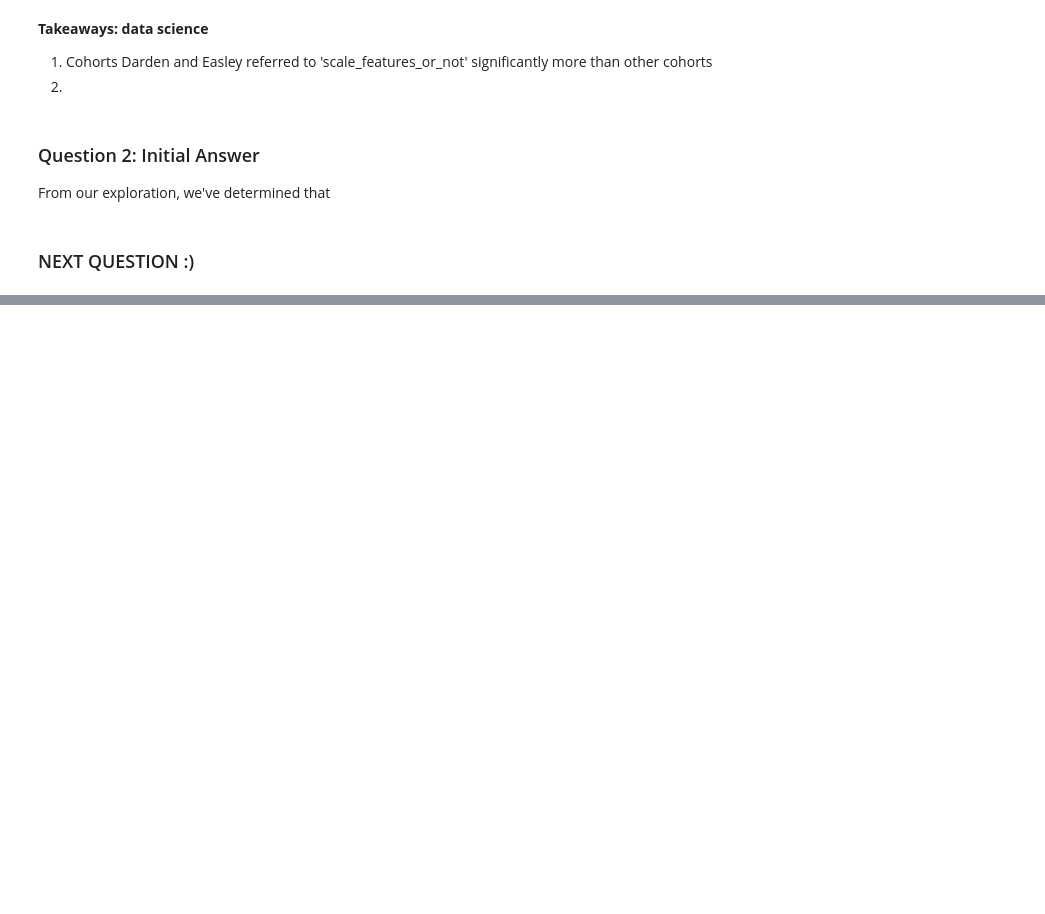
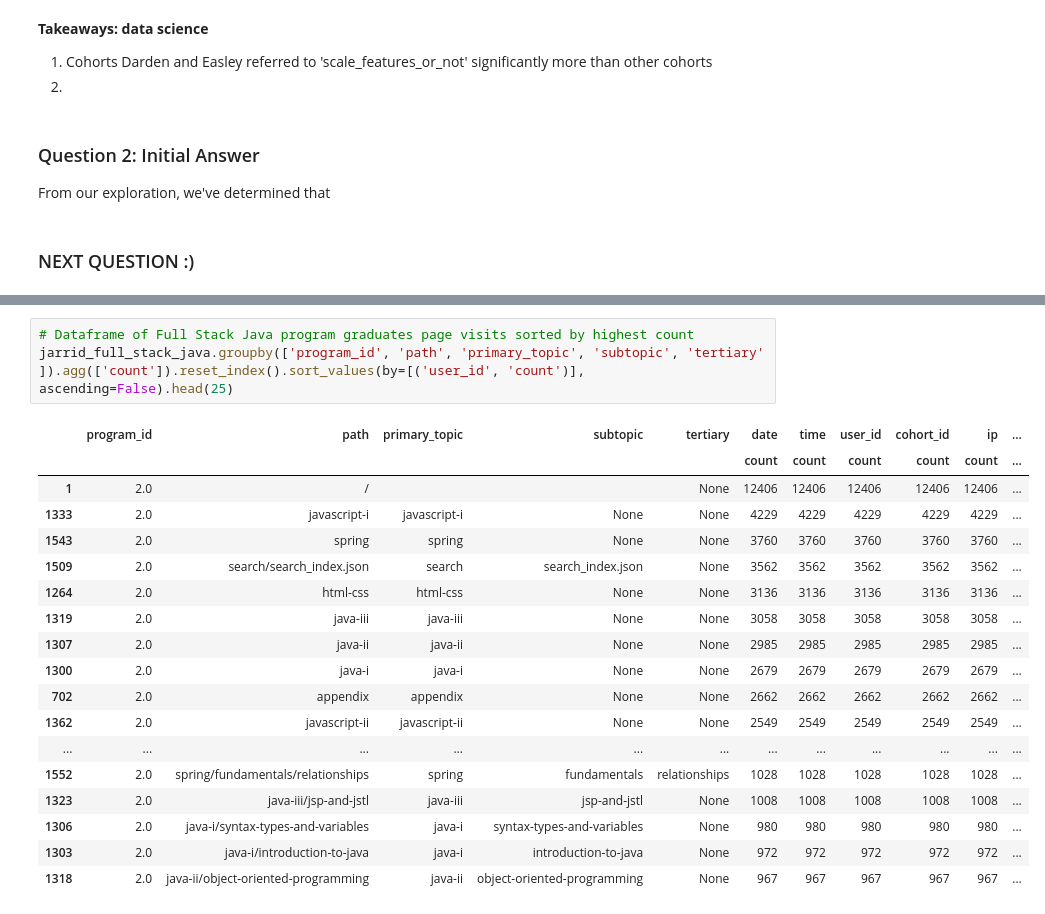
Before and after one commit to tim-keriazes/anomaly-detection-project, a Jupyter notebook: david_working_notebook.ipynb, the cells around one changed output, grey strips where cells are left out. Drawn from its saved outputs; the diff is of its cells as text; blank space fills up the shorter version.

```diff
--- a/david_working_notebook.ipynb
+++ b/david_working_notebook.ipynb
@@ -592,0 +674,22 @@ From our exploration, we've determined that
+# %%
+# Dataframe of Full Stack Java program graduates page visits sorted by highest count
+jarrid_full_stack_java.groupby(['program_id', 'path', 'primary_topic', 'subtopic', 'tertiary' ]).agg(['count']).reset_index().sort_values(by=[('user_id', 'count')], ascending=False).head(25)
+# %% [output]
+|  | program_id | path | primary_topic | subtopic | tertiary | date | time | user_id | cohort_id | ip | ... |
+|  |  |  |  |  |  | count | count | count | count | count | ... |
+| 1 | 2.0 | / |  |  | None | 12406 | 12406 | 12406 | 12406 | 12406 | ... |
+| 1333 | 2.0 | javascript-i | javascript-i | None | None | 4229 | 4229 | 4229 | 4229 | 4229 | ... |
+| 1543 | 2.0 | spring | spring | None | None | 3760 | 3760 | 3760 | 3760 | 3760 | ... |
+| 1509 | 2.0 | search/search_index.json | search | search_index.json | None | 3562 | 3562 | 3562 | 3562 | 3562 | ... |
+| 1264 | 2.0 | html-css | html-css | None | None | 3136 | 3136 | 3136 | 3136 | 3136 | ... |
+| 1319 | 2.0 | java-iii | java-iii | None | None | 3058 | 3058 | 3058 | 3058 | 3058 | ... |
+| 1307 | 2.0 | java-ii | java-ii | None | None | 2985 | 2985 | 2985 | 2985 | 2985 | ... |
+| 1300 | 2.0 | java-i | java-i | None | None | 2679 | 2679 | 2679 | 2679 | 2679 | ... |
+| 702 | 2.0 | appendix | appendix | None | None | 2662 | 2662 | 2662 | 2662 | 2662 | ... |
+| 1362 | 2.0 | javascript-ii | javascript-ii | None | None | 2549 | 2549 | 2549 | 2549 | 2549 | ... |
+| ... | ... | ... | ... | ... | ... | ... | ... | ... | ... | ... | ... |
+| 1552 | 2.0 | spring/fundamentals/relationships | spring | fundamentals | relationships | 1028 | 1028 | 1028 | 1028 | 1028 | ... |
+| 1323 | 2.0 | java-iii/jsp-and-jstl | java-iii | jsp-and-jstl | None | 1008 | 1008 | 1008 | 1008 | 1008 | ... |
+| 1306 | 2.0 | java-i/syntax-types-and-variables | java-i | syntax-types-and-variables | None | 980 | 980 | 980 | 980 | 980 | ... |
+| 1303 | 2.0 | java-i/introduction-to-java | java-i | introduction-to-java | None | 972 | 972 | 972 | 972 | 972 | ... |
+| 1318 | 2.0 | java-ii/object-oriented-programming | java-ii | object-oriented-programming | None | 967 | 967 | 967 | 967 | 967 | ... |
```
Also changed, not shown: parts of 9 cells of this notebook, 1 other file.
